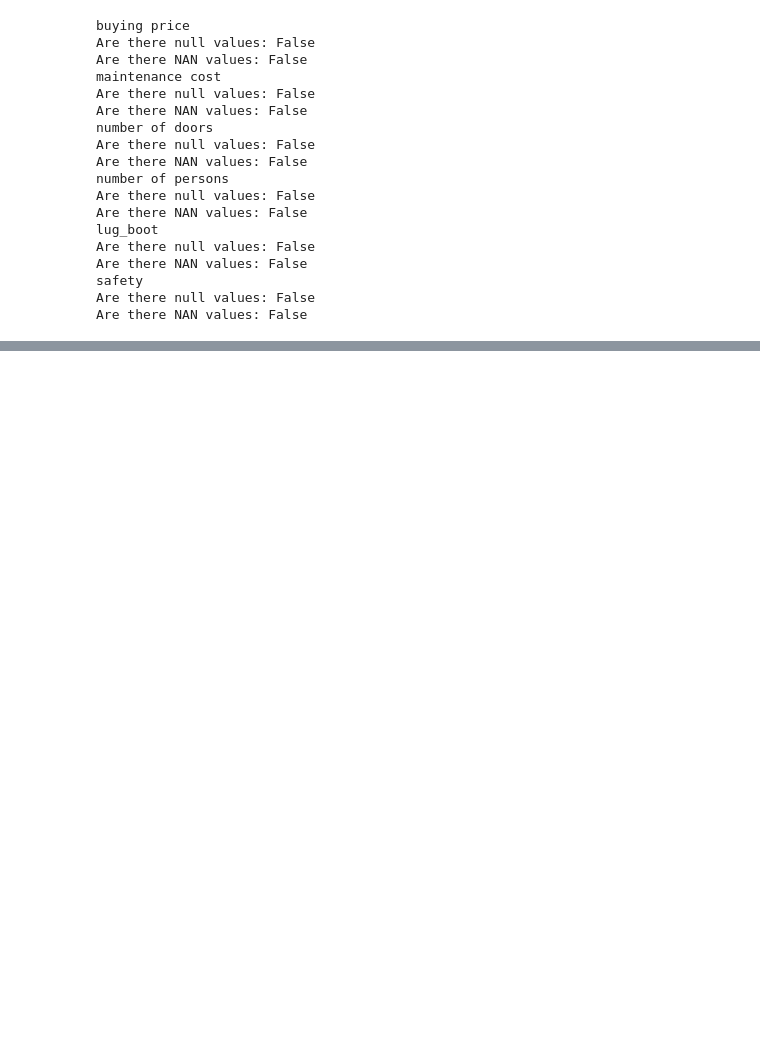
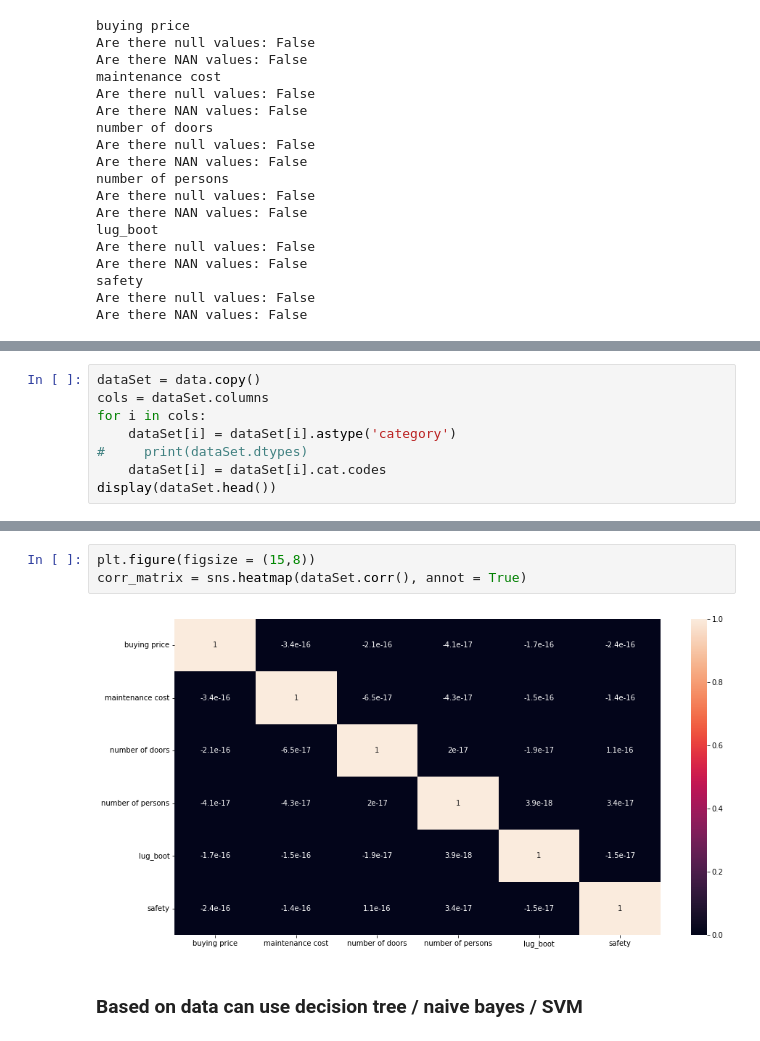
Before and after one commit to jasmeeetSingh/CarEvaluation-UCI, a Jupyter notebook: Car Evaluation.ipynb, the cells around one changed output, grey strips where cells are left out. Drawn from its saved outputs; the diff is of its cells as text; blank space fills up the shorter version.

```diff
--- a/Car Evaluation.ipynb
+++ b/Car Evaluation.ipynb
@@ -64,0 +66,8 @@ for i in columns:
+# %%
+dataSet = data.copy()
+cols = dataSet.columns
+for i in cols:
+    dataSet[i] = dataSet[i].astype('category')
+#     print(dataSet.dtypes)
+    dataSet[i] = dataSet[i].cat.codes
+display(dataSet.head())
@@ -64,0 +81,7 @@ for i in columns:
+# %%
+plt.figure(figsize = (15,8))
+corr_matrix = sns.heatmap(dataSet.corr(), annot = True)
+# %% [output]
+[figure, added]
+# %% [markdown]
+ ### Based on data can use decision tree / naive bayes / SVM
```
Also changed, not shown: parts of 6 cells of this notebook.
